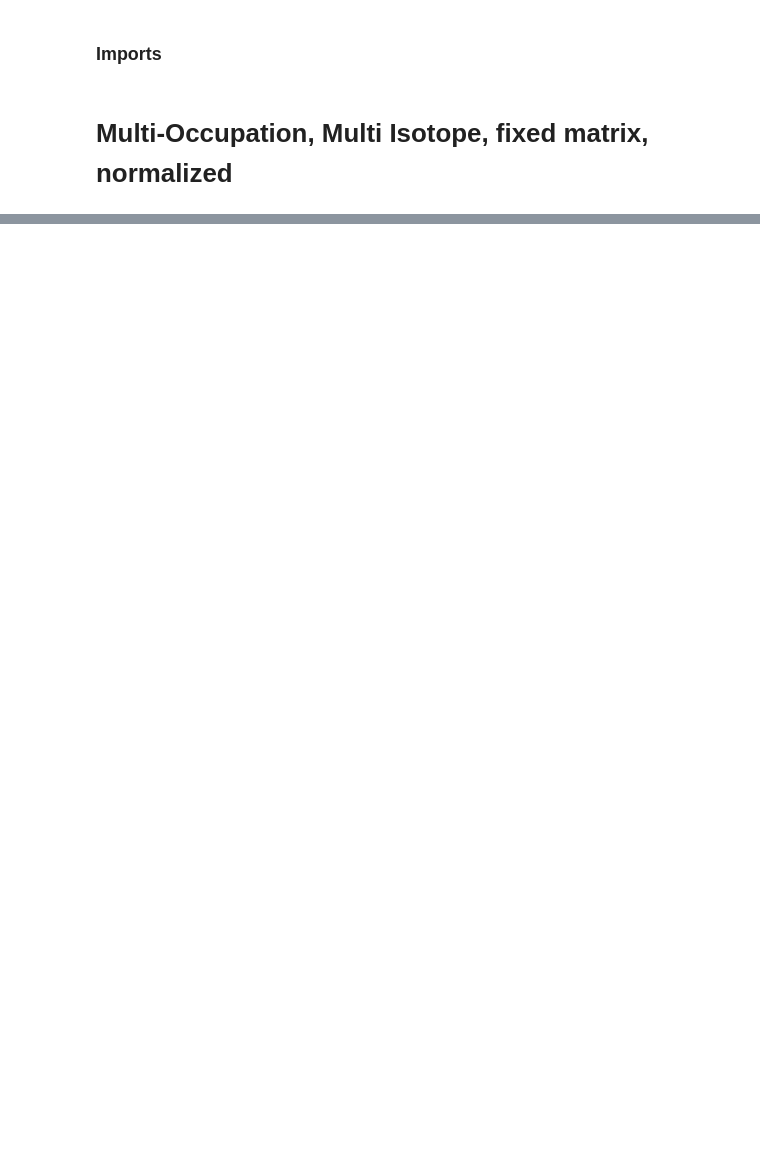
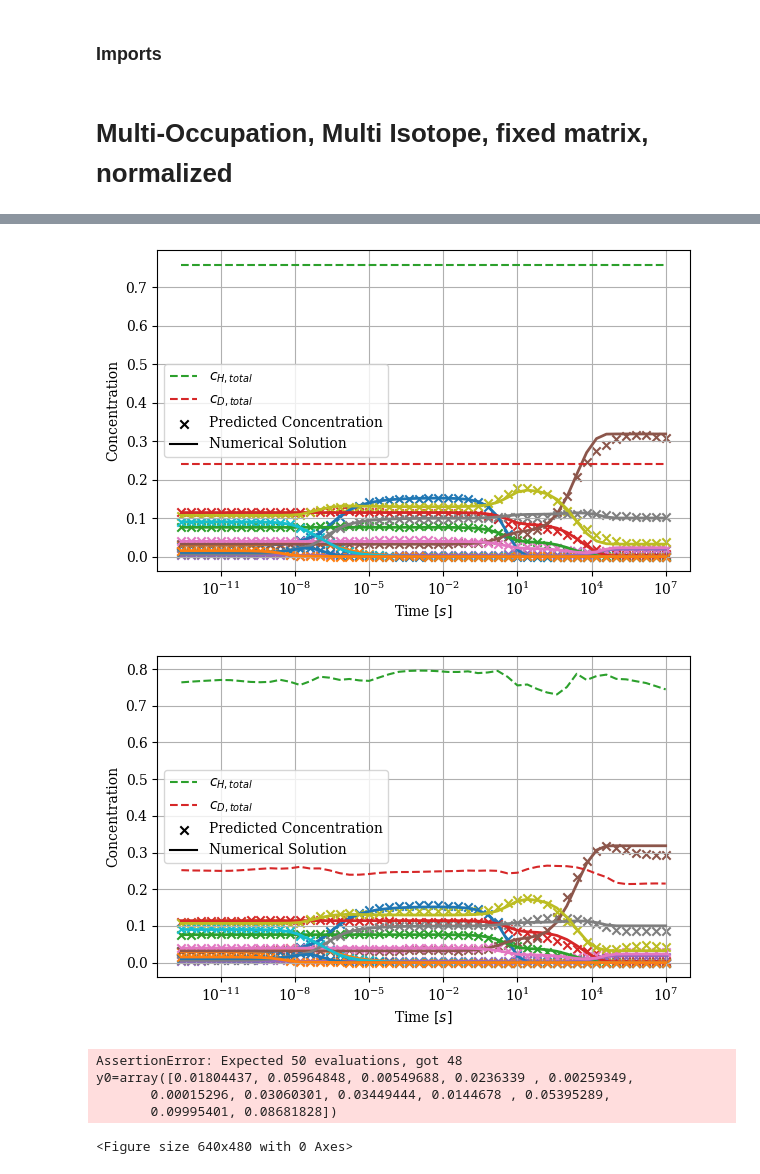
Before and after one commit to Davidxdydz/TrapDiffusion, a Jupyter notebook: Training.ipynb, the cells around one changed output, grey strips where cells are left out. Drawn from its saved outputs; the diff is of its cells as text; code cells hidden in the pictures; blank space fills up the shorter version.

```diff
--- a/Training.ipynb
+++ b/Training.ipynb
@@ -142,0 +143,17 @@ initial values: [0.0241695  0.04515299 0.07201259 0.058158   0.00393623 0.005749
+# %%
+model = keras.models.load_model("final_models/full_model.keras")
+model = keras.Sequential([model, keras.layers.Lambda(lambda x: x["normed"])])
+no_norm_model = keras.models.load_model("final_models/full_model_no_norm.keras")
+no_norm_model = keras.Sequential(
+    [no_norm_model, keras.layers.Lambda(lambda x: x["unnormed"])]
+)
+# %%
+eval2(2011785, model, plot_masses=True, plot_error=False, savename="normed_mass.pdf")
+eval2(
+    2011785,
+    no_norm_model,
+    plot_masses=True,
+    plot_error=False,
+    savename="unnormed_mass.pdf",
+)
+# %% [output]
@@ -142,0 +164,47 @@ initial values: [0.0241695  0.04515299 0.07201259 0.058158   0.00393623 0.005749
+[figure, added]
+[figure, added]
+# %%
+from models.analytical import MultiOccupationMultiIsotope
+import numpy as np
+
+momi = MultiOccupationMultiIsotope(
+    normalized_rs=np.array(
+        [
+            0.25362267,
+            0.25384203,
+            0.30700604,
+            0.4207966,
+            0.43292755,
+            0.45427036,
+            0.48187402,
+            0.5092227,
+            0.57197576,
+        ]
+    )
+)
+momi.plot(
+    n_eval=50,
+    initial_values=np.array(
+        [
+            0.01804437,
+            0.05964848,
+            0.00549688,
+            0.0236339,
+            0.00259349,
+            0.00015296,
+            0.03060301,
+            0.03449444,
+            0.0144678,
+            0.05395289,
+            0.09995401,
+            0.08681828,
+        ]
+    ),
+    faulty=True,
+)
+# %% [output]
+AssertionError: Expected 50 evaluations, got 48
+y0=array([0.01804437, 0.05964848, 0.00549688, 0.0236339 , 0.00259349,
+       0.00015296, 0.03060301, 0.03449444, 0.0144678 , 0.05395289,
+       0.09995401, 0.08681828])
+<Figure size 640x480 with 0 Axes>
```
Also changed, not shown: parts of 26 cells of this notebook.
